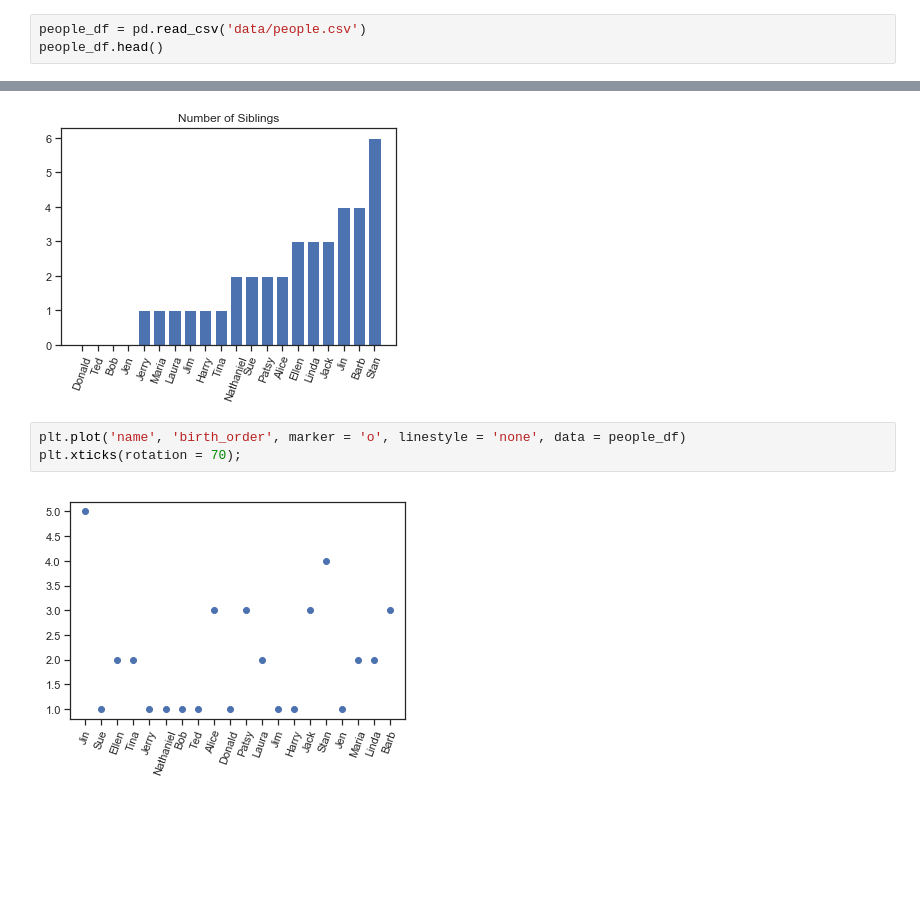
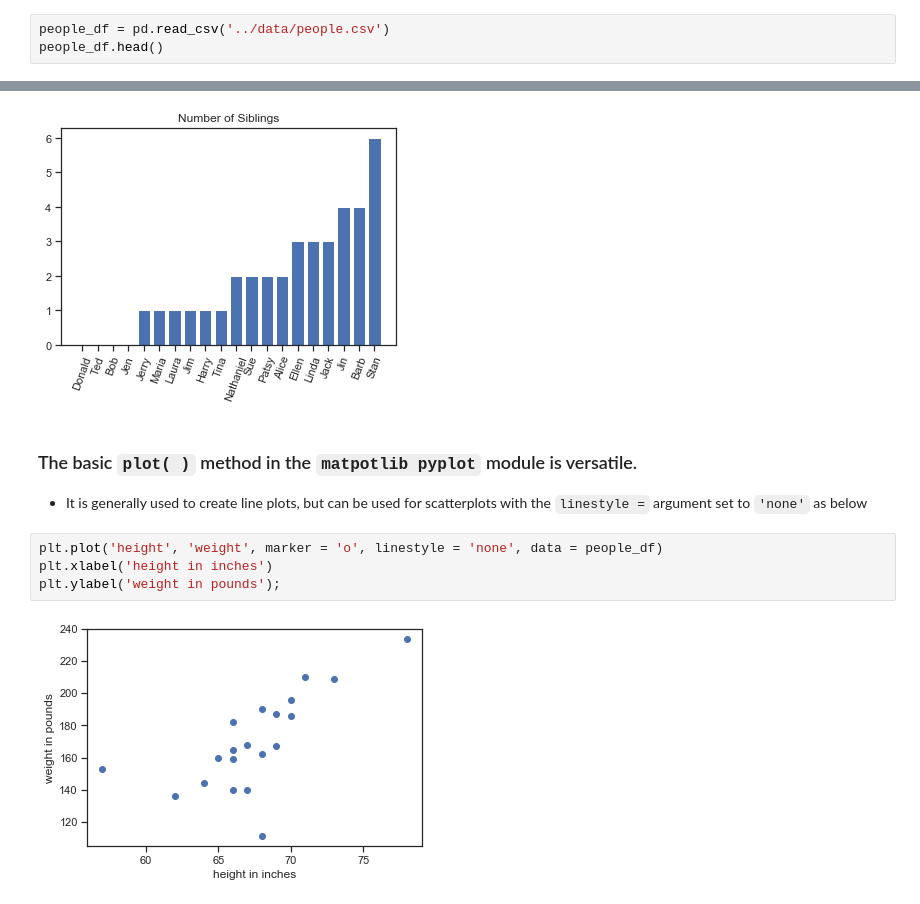
Before and after one commit to NSS-Data-Instructional-Stuff/data-analytics, a Jupyter notebook: notebooks/eda_workflow.ipynb, the cells around one changed output, grey strips where cells are left out. Cells and saved outputs as stored; diff of their text form; blank space fills up the shorter version.

Commit message:
notebook and data cleanup

```diff
--- a/notebooks/eda_workflow.ipynb
+++ b/notebooks/eda_workflow.ipynb
@@ -7,5 +11,5 @@ import seaborn as sns
 # %%
-people_df = pd.read_csv('data/people.csv')
+people_df = pd.read_csv('../data/people.csv')
 people_df.head()
 # %% [output]
 |  | name | age | gender | height | weight | bmi | sibling_count | birth_order |
@@ -86,8 +124,12 @@ plt.xticks(rotation = 70)
 plt.title('Number of Siblings');
 # %% [output]
 [figure]
+# %% [markdown]
+### The basic `plot( )` method in the `matpotlib pyplot` module is versatile.
+- It is generally used to create line plots, but can be used for scatterplots with the `linestyle =` argument set to `'none'` as below
 # %%
-plt.plot('name', 'birth_order', marker = 'o', linestyle = 'none', data = people_df)
-plt.xticks(rotation = 70);
+plt.plot('height', 'weight', marker = 'o', linestyle = 'none', data = people_df)
+plt.xlabel('height in inches')
+plt.ylabel('weight in pounds');
 # %% [output]
-[figure, old version]
+[figure, new version]
```
Also changed, not shown: parts of 35 cells of this notebook, 30 other files.
